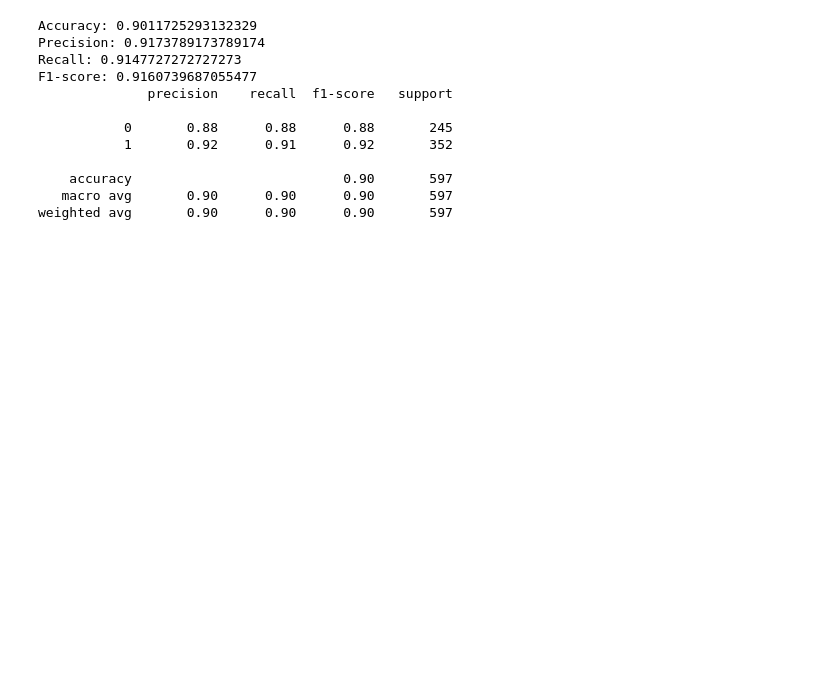
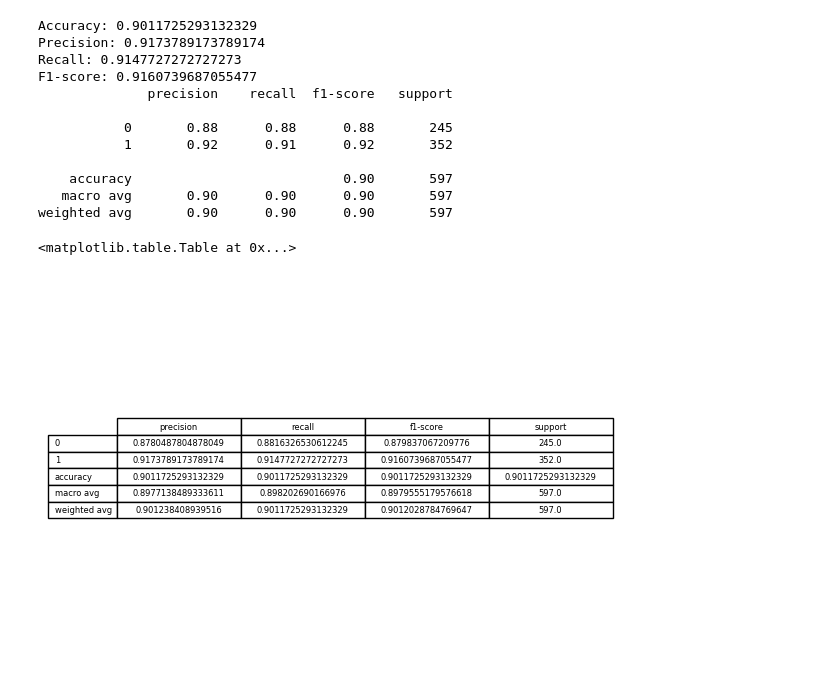
Before and after one commit to kezHay4dini2023/Student-Employability-ML, a Jupyter notebook: notebook/student-Employability.ipynb, the cells around one changed output. Saved outputs shown, nothing was run; the diff lists cells and outputs as text; code cells hidden in the pictures; blank space fills up the shorter version.

```diff
--- a/notebook/student-Employability.ipynb
+++ b/notebook/student-Employability.ipynb
@@ -259,4 +260,17 @@ F1-score: 0.9160739687055477
     accuracy                           0.90       597
    macro avg       0.90      0.90      0.90       597
 weighted avg       0.90      0.90      0.90       597
+# %%
+import matplotlib.pyplot as plt
+report = classification_report(y_valid, predictions, output_dict=True) # output dict turns the data into a dictionary
+reported = pd.DataFrame(report).T # use .T to transpose.
+reported
+
+
+fig, ax = plt.subplots()
+ax.axis("off")
+pd.plotting.table(ax, reported, loc="center", cellLoc="center")
+# %% [output]
+<matplotlib.table.Table at 0x...>
+[figure, added]
 # %%
```
Also changed, not shown: parts of 6 cells of this notebook, 5 other files.
